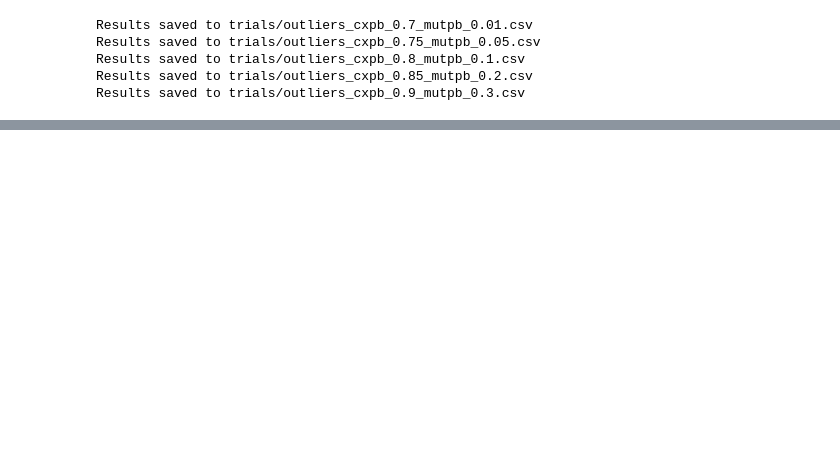
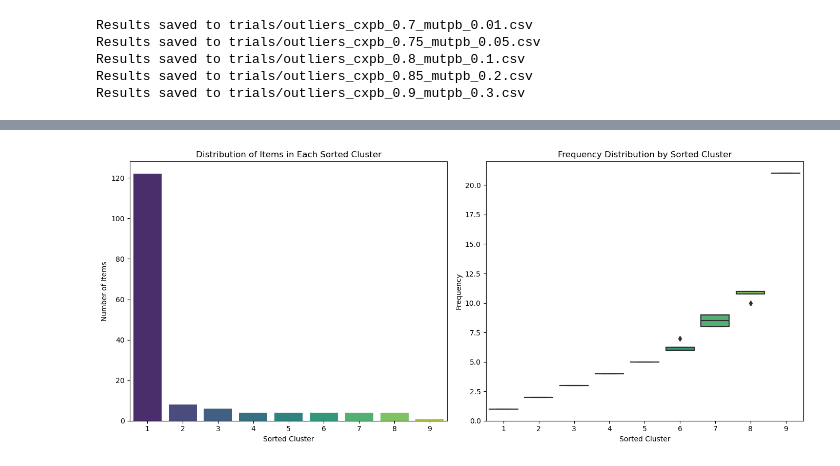
Before and after one commit to rtenacity/dark-matter-genetic, a Jupyter notebook: main.ipynb, the cells around one changed output, grey strips where cells are left out. Saved outputs shown, nothing was run; the diff lists cells and outputs as text; code cells hidden in the pictures; blank space fills up the shorter version.

```diff
--- a/main.ipynb
+++ b/main.ipynb
@@ -178,0 +256,4 @@ Results saved to trials/outliers_cxpb_0.9_mutpb_0.3.csv
+# %%
+analyze_and_plot_clusters('trials/outliers_cxpb_0.85_mutpb_0.2.csv')
+# %% [output]
+[figure, added]
```
Also changed, not shown: parts of 9 cells of this notebook, 5 other files.
